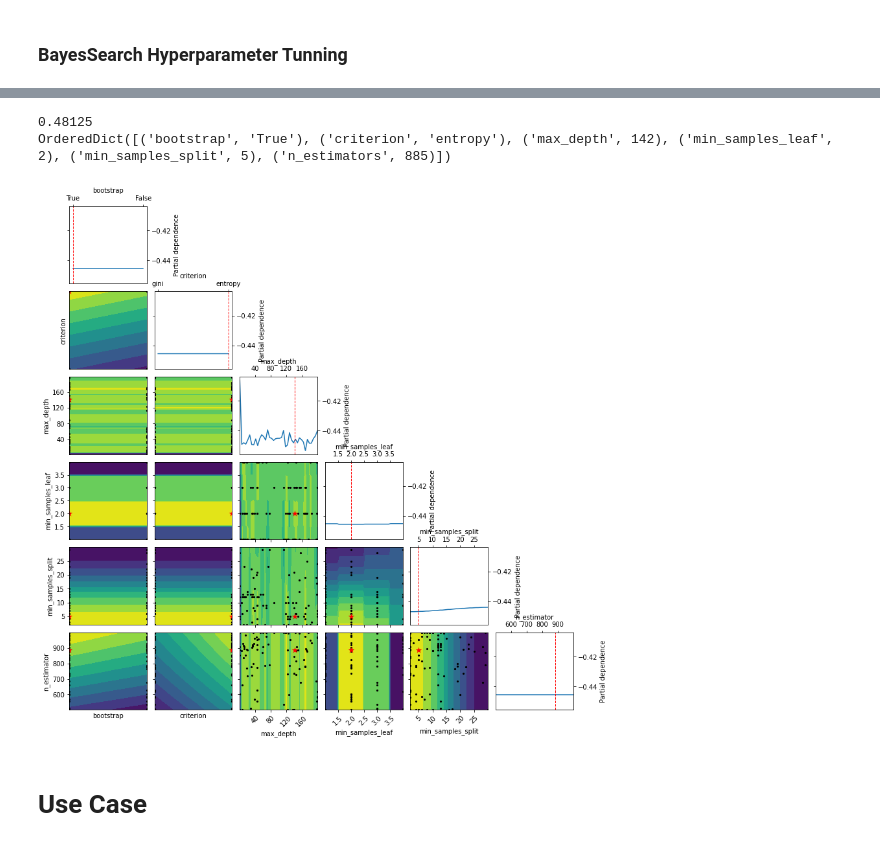
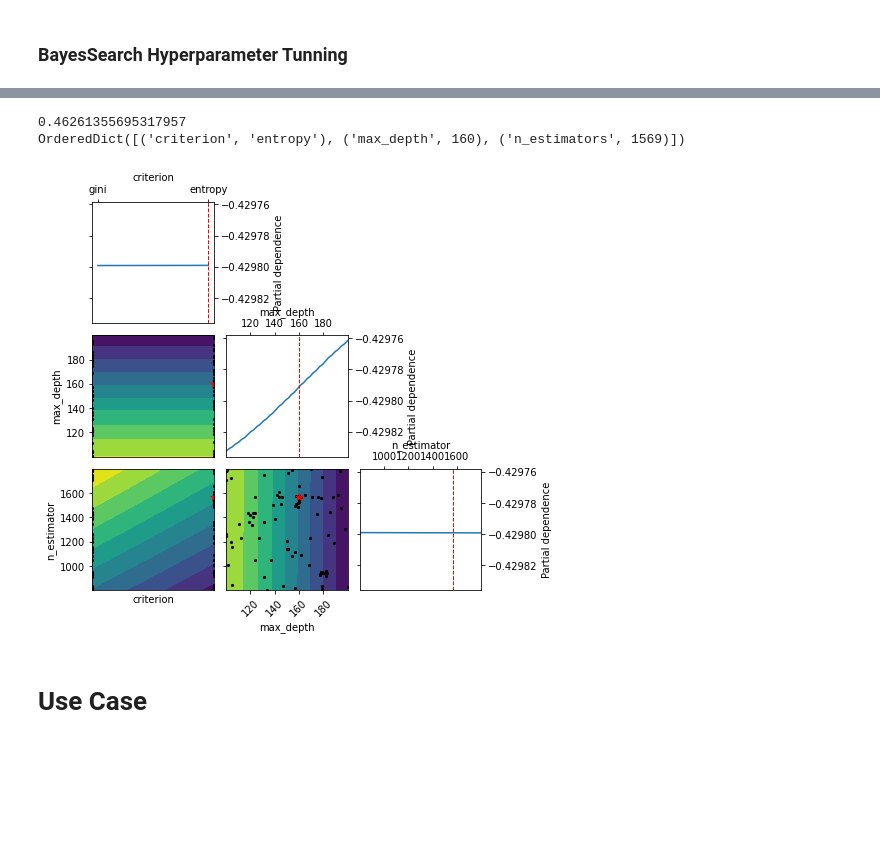
Before and after one commit to 6210110297/chat-topic-classification, a Jupyter notebook: prototype_2b.ipynb, the cells around one changed output, grey strips where cells are left out. Saved outputs shown, nothing was run; the diff lists cells and outputs as text; code cells hidden in the pictures; blank space fills up the shorter version.

```diff
--- a/prototype_2b.ipynb
+++ b/prototype_2b.ipynb
@@ -368,14 +368,19 @@ weighted avg       0.64      0.53      0.52        40
 # RandomForest Model
 rf_model = RandomForestClassifier(
     n_estimators= 885,
-    max_depth= 142,
-    min_samples_split= 5,
+    max_depth= 139,
+    min_samples_split= 2,
     min_samples_leaf= 2,
     bootstrap= True,
     criterion= 'entropy',
     )
 rf_model.fit(X_train, y_train)
+
+accuracy_predictions = rf_model.predict(X_train)
+print('Validation', accuracy_score(y_train, accuracy_predictions))
+
 model_predictions = rf_model.predict(X_test)
 print('Accuracy', accuracy_score(y_test, model_predictions))
+
 print(classification_report(y_test, model_predictions))
 # %% [output]
@@ -441,19 +445,25 @@ dump(g_model, './models/g_model.joblib')
  'bootstrap': [True, False],
  'criterion': ['gini', 'entropy']} -->
 # %%
-model = RandomForestClassifier()
+model = RandomForestClassifier(
+    bootstrap=False,
+    # criterion='entropy',
+    min_samples_split=2,
+    )
 opt = BayesSearchCV(
     model,
     {
-        # 'n_estimators': Integer(500, 4500),
-        'n_estimators': Integer(500, 1000),
-        'max_depth': Integer(1, 200),
-        'min_samples_split': Integer(2, 30),
-        'min_samples_leaf': Integer(1, 4),
-        'bootstrap': Categorical(['True', 'False']),
+        'n_estimators': Integer(800, 1800),
+        'max_depth': Integer(100, 200),
+        # 'min_samples_split': Integer(2, 30),
+        # 'min_samples_leaf': Integer(1, 10),
+        # 'bootstrap': Categorical(['True', 'False']),
         'criterion': Categorical(['gini', 'entropy']),
     }
-    ,cv=5 ,verbose=1, random_state=18, n_iter= 100
+    , cv=3
+    , verbose=1
+    , random_state=18
+    , n_iter= 100
 )
 opt.fit(X_train, y_train)
 # print(opt.best_score_)
@@ -502,22 +537,23 @@ BayesSearchCV(cv=5, estimator=RandomForestClassifier(), n_iter=100,
 print(opt.best_score_)
 print(opt.best_params_)
 # %% [output]
-0.48125
-OrderedDict([('bootstrap', 'True'), ('criterion', 'entropy'), ('max_depth', 142), ('min_samples_leaf', 2), ('min_samples_split', 5), ('n_estimators', 885)])
+0.46261355695317957
+OrderedDict([('criterion', 'entropy'), ('max_depth', 160), ('n_estimators', 1569)])
 # %%
 plot_objective(opt.optimizer_results_[0],
                    dimensions=[
-                    'bootstrap',
+                    # 'bootstrap',
                     'criterion',
                     'max_depth',
-                    'min_samples_leaf',
-                    'min_samples_split',
+                    # 'min_samples_leaf',
+                    # 'min_samples_split',
                     'n_estimator',
+                    # 'random_state',
                     ],
                    n_minimum_search=int(1e8))
 plt.show()
 # %% [output]
-[figure, old version]
+[figure, new version]
 # %% [markdown]
 # Use Case
 # %%
```
Also changed, not shown: parts of 18 cells of this notebook, 5 other files.
